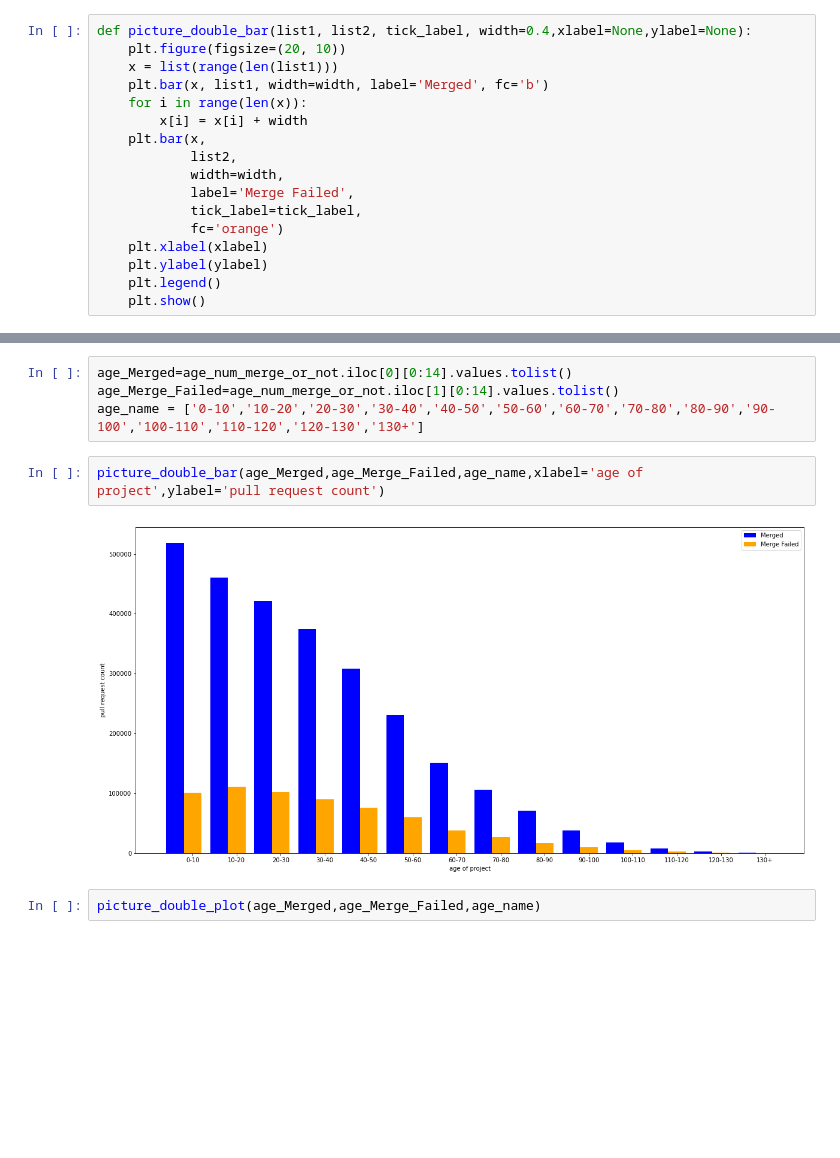
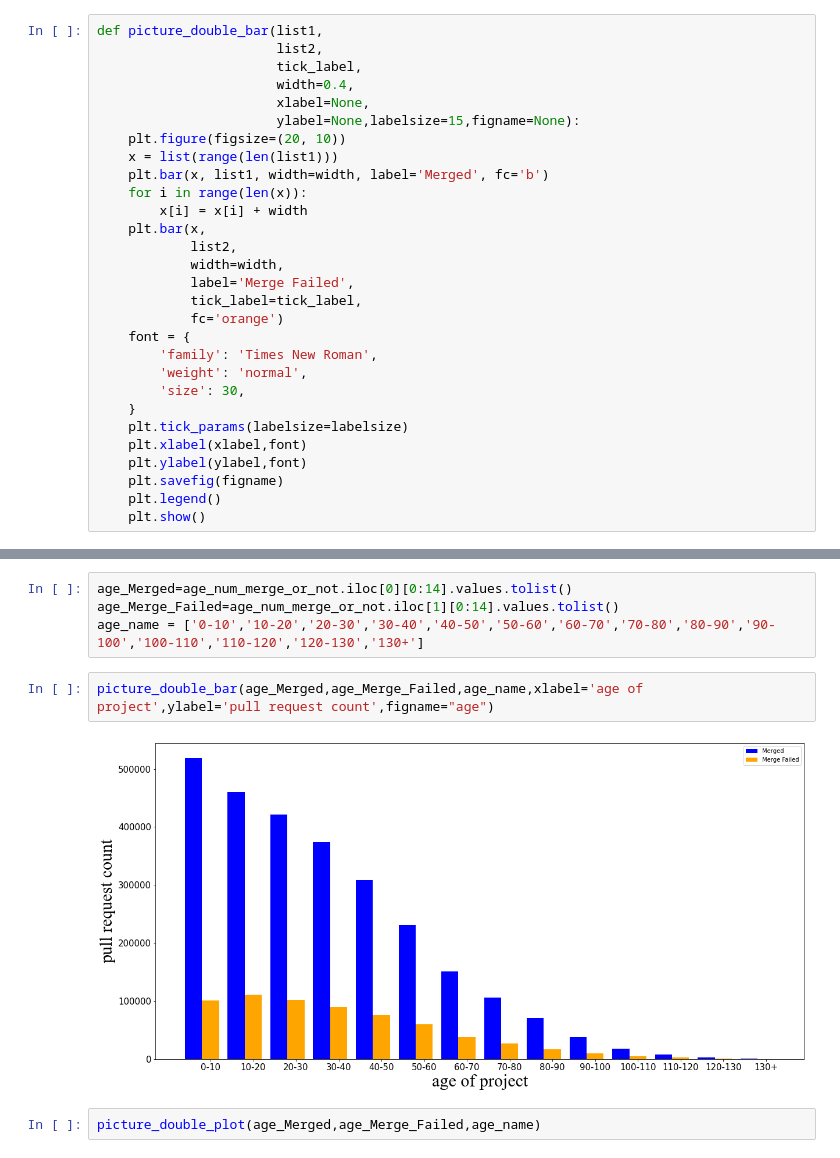
Before and after one commit to vitaminvaf/MSc-Project, a Jupyter notebook: Source code/Data analysis.ipynb, the cells around one changed output, grey strips where cells are left out. Cells and saved outputs as stored; diff of their text form; blank space fills up the shorter version.

```diff
--- a/Source code/Data analysis.ipynb
+++ b/Source code/Data analysis.ipynb
@@ -119,7 +128,12 @@ def picture_double_plot(list1, list2, xlabel=None):
     plt.xticks(x, xlabel)
     plt.show()
 # %%
-def picture_double_bar(list1, list2, tick_label, width=0.4,xlabel=None,ylabel=None):
+def picture_double_bar(list1,
+                       list2,
+                       tick_label,
+                       width=0.4,
+                       xlabel=None,
+                       ylabel=None,labelsize=15,figname=None):
     plt.figure(figsize=(20, 10))
     x = list(range(len(list1)))
     plt.bar(x, list1, width=width, label='Merged', fc='b')
@@ -131,8 +145,15 @@ def picture_double_bar(list1, list2, tick_label, width=0.4,xlabel=None,ylabel=No
             label='Merge Failed',
             tick_label=tick_label,
             fc='orange')
-    plt.xlabel(xlabel)
-    plt.ylabel(ylabel)
+    font = {
+        'family': 'Times New Roman',
+        'weight': 'normal',
+        'size': 30,
+    }
+    plt.tick_params(labelsize=labelsize)
+    plt.xlabel(xlabel,font)
+    plt.ylabel(ylabel,font)
+    plt.savefig(figname)
     plt.legend()
     plt.show()
 # %% [markdown]
@@ -766,9 +793,9 @@ age_Merged=age_num_merge_or_not.iloc[0][0:14].values.tolist()
 age_Merge_Failed=age_num_merge_or_not.iloc[1][0:14].values.tolist()
 age_name = ['0-10','10-20','20-30','30-40','40-50','50-60','60-70','70-80','80-90','90-100','100-110','110-120','120-130','130+']
 # %%
-picture_double_bar(age_Merged,age_Merge_Failed,age_name,xlabel='age of project',ylabel='pull request count')
+picture_double_bar(age_Merged,age_Merge_Failed,age_name,xlabel='age of project',ylabel='pull request count',figname="age")
 # %% [output]
-[figure, old version]
+[figure, new version]
 # %%
 picture_double_plot(age_Merged,age_Merge_Failed,age_name)
 # %% [output]
```
Also changed, not shown: parts of 14 cells of this notebook.
